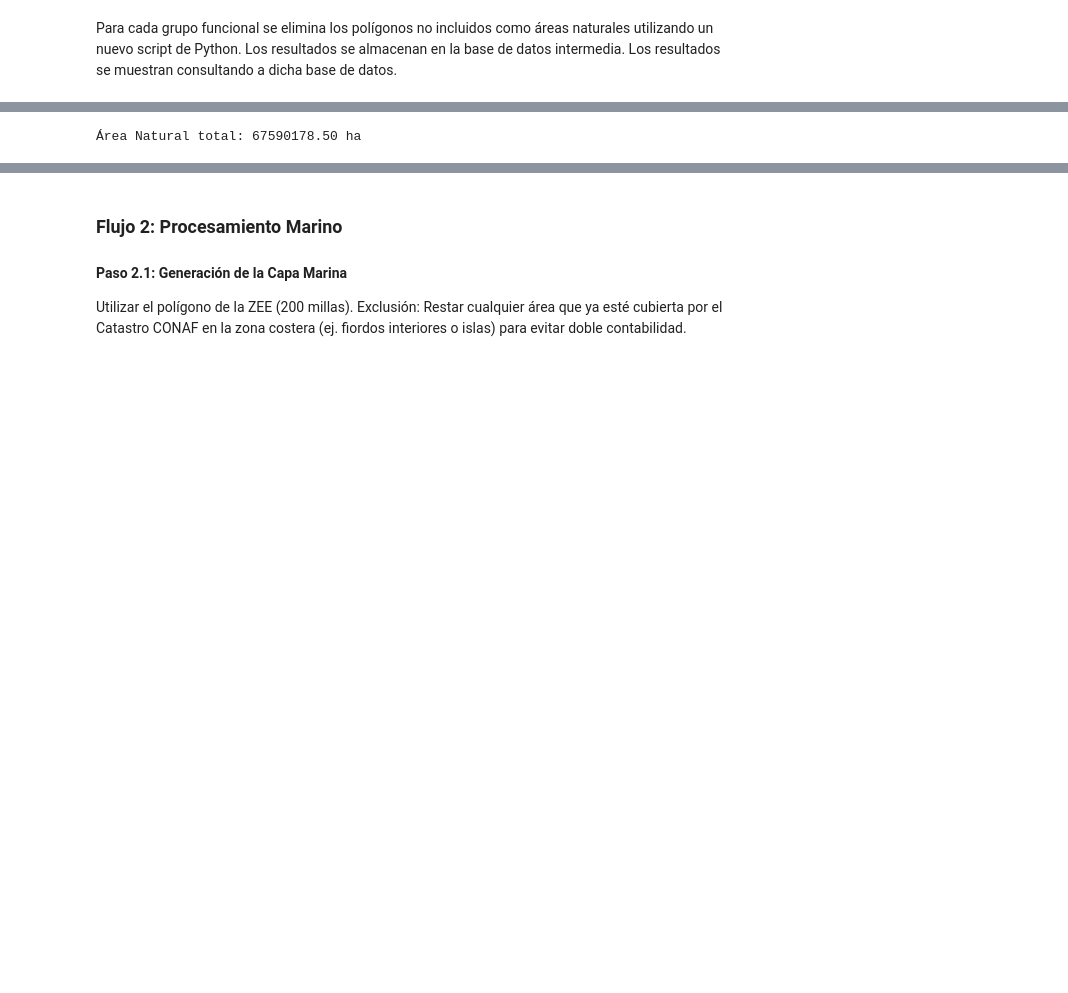
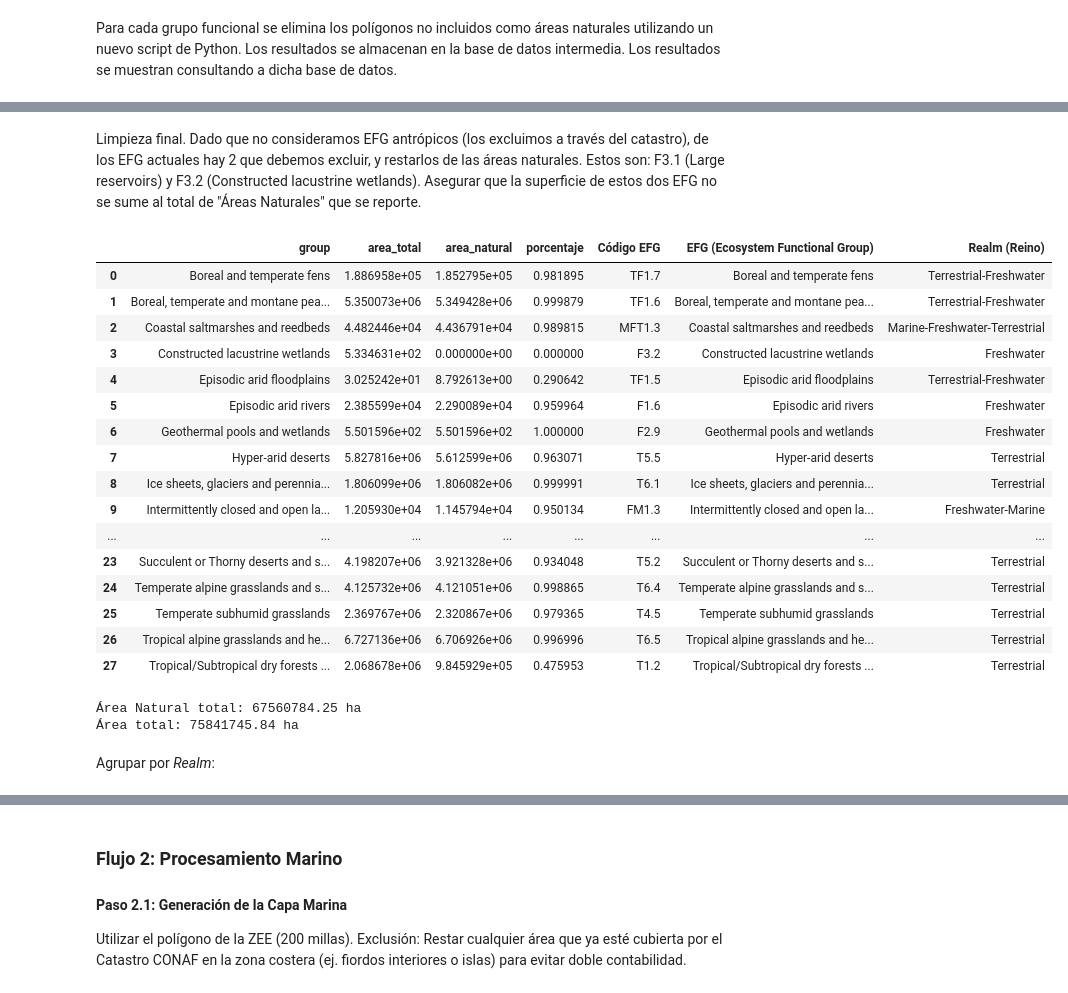
Before and after one commit to IEB-BIODATA/7NR-Indicators, a Jupyter notebook: indicadores/A_2_Extent_of_natural_ecosystems/A_2_Extent_of_natural_ecosystems.ipynb, the cells around one changed output, grey strips where cells are left out. Drawn from its saved outputs; the diff is of its cells as text; code cells hidden in the pictures; blank space fills up the shorter version.

```diff
--- a/indicadores/A_2_Extent_of_natural_ecosystems/A_2_Extent_of_natural_ecosystems.ipynb
+++ b/indicadores/A_2_Extent_of_natural_ecosystems/A_2_Extent_of_natural_ecosystems.ipynb
@@ -152,4 +219,37 @@ Wall time: 182 ms
+# %% [markdown]
+Limpieza final. Dado que no consideramos EFG antrópicos (los excluimos a través del catastro), de los EFG actuales hay 2 que debemos excluir, y restarlos de las áreas naturales. Estos son: F3.1 (Large reservoirs) y F3.2 (Constructed lacustrine wetlands). Asegurar que la superficie de estos dos EFG no se sume al total de "Áreas Naturales" que se reporte.
+# %%
+efg_terrestre.loc[
+    efg_terrestre[efg_terrestre["Código EFG"].isin(["F3.1", "F3.2"])].index,
+    ["area_natural", "porcentaje"]
+] = 0
+efg_terrestre
+# %% [output]
+|  | group | area_total | area_natural | porcentaje | Código EFG | EFG (Ecosystem Functional Group) | Realm (Reino) |
+| 0 | Boreal and temperate fens | 1.886958e+05 | 1.852795e+05 | 0.981895 | TF1.7 | Boreal and temperate fens | Terrestrial-Freshwater |
+| 1 | Boreal, temperate and montane pea... | 5.350073e+06 | 5.349428e+06 | 0.999879 | TF1.6 | Boreal, temperate and montane pea... | Terrestrial-Freshwater |
+| 2 | Coastal saltmarshes and reedbeds | 4.482446e+04 | 4.436791e+04 | 0.989815 | MFT1.3 | Coastal saltmarshes and reedbeds | Marine-Freshwater-Terrestrial |
+| 3 | Constructed lacustrine wetlands | 5.334631e+02 | 0.000000e+00 | 0.000000 | F3.2 | Constructed lacustrine wetlands | Freshwater |
+| 4 | Episodic arid floodplains | 3.025242e+01 | 8.792613e+00 | 0.290642 | TF1.5 | Episodic arid floodplains | Terrestrial-Freshwater |
+| 5 | Episodic arid rivers | 2.385599e+04 | 2.290089e+04 | 0.959964 | F1.6 | Episodic arid rivers | Freshwater |
+| 6 | Geothermal pools and wetlands | 5.501596e+02 | 5.501596e+02 | 1.000000 | F2.9 | Geothermal pools and wetlands | Freshwater |
+| 7 | Hyper-arid deserts | 5.827816e+06 | 5.612599e+06 | 0.963071 | T5.5 | Hyper-arid deserts | Terrestrial |
+| 8 | Ice sheets, glaciers and perennia... | 1.806099e+06 | 1.806082e+06 | 0.999991 | T6.1 | Ice sheets, glaciers and perennia... | Terrestrial |
+| 9 | Intermittently closed and open la... | 1.205930e+04 | 1.145794e+04 | 0.950134 | FM1.3 | Intermittently closed and open la... | Freshwater-Marine |
+| ... | ... | ... | ... | ... | ... | ... | ... |
+| 23 | Succulent or Thorny deserts and s... | 4.198207e+06 | 3.921328e+06 | 0.934048 | T5.2 | Succulent or Thorny deserts and s... | Terrestrial |
+| 24 | Temperate alpine grasslands and s... | 4.125732e+06 | 4.121051e+06 | 0.998865 | T6.4 | Temperate alpine grasslands and s... | Terrestrial |
+| 25 | Temperate subhumid grasslands | 2.369767e+06 | 2.320867e+06 | 0.979365 | T4.5 | Temperate subhumid grasslands | Terrestrial |
+| 26 | Tropical alpine grasslands and he... | 6.727136e+06 | 6.706926e+06 | 0.996996 | T6.5 | Tropical alpine grasslands and he... | Terrestrial |
+| 27 | Tropical/Subtropical dry forests ... | 2.068678e+06 | 9.845929e+05 | 0.475953 | T1.2 | Tropical/Subtropical dry forests ... | Terrestrial |
 # %%
-print(f"Área Natural total: {efg_terrestre['area_natural'].sum():.2f} ha")
+area_natural_continental = efg_terrestre['area_natural'].sum()
+area_continental = efg_terrestre['area_total'].sum()
+
+print(f"Área Natural total: {area_natural_continental:.2f} ha")
+print(f"Área total: {area_continental:.2f} ha")
 # %% [output]
-Área Natural total: 67590178.50 ha
+Área Natural total: 67560784.25 ha
+Área total: 75841745.84 ha
+# %% [markdown]
+Agrupar por _Realm_:
```
Also changed, not shown: parts of 15 cells of this notebook, 2 other files.
